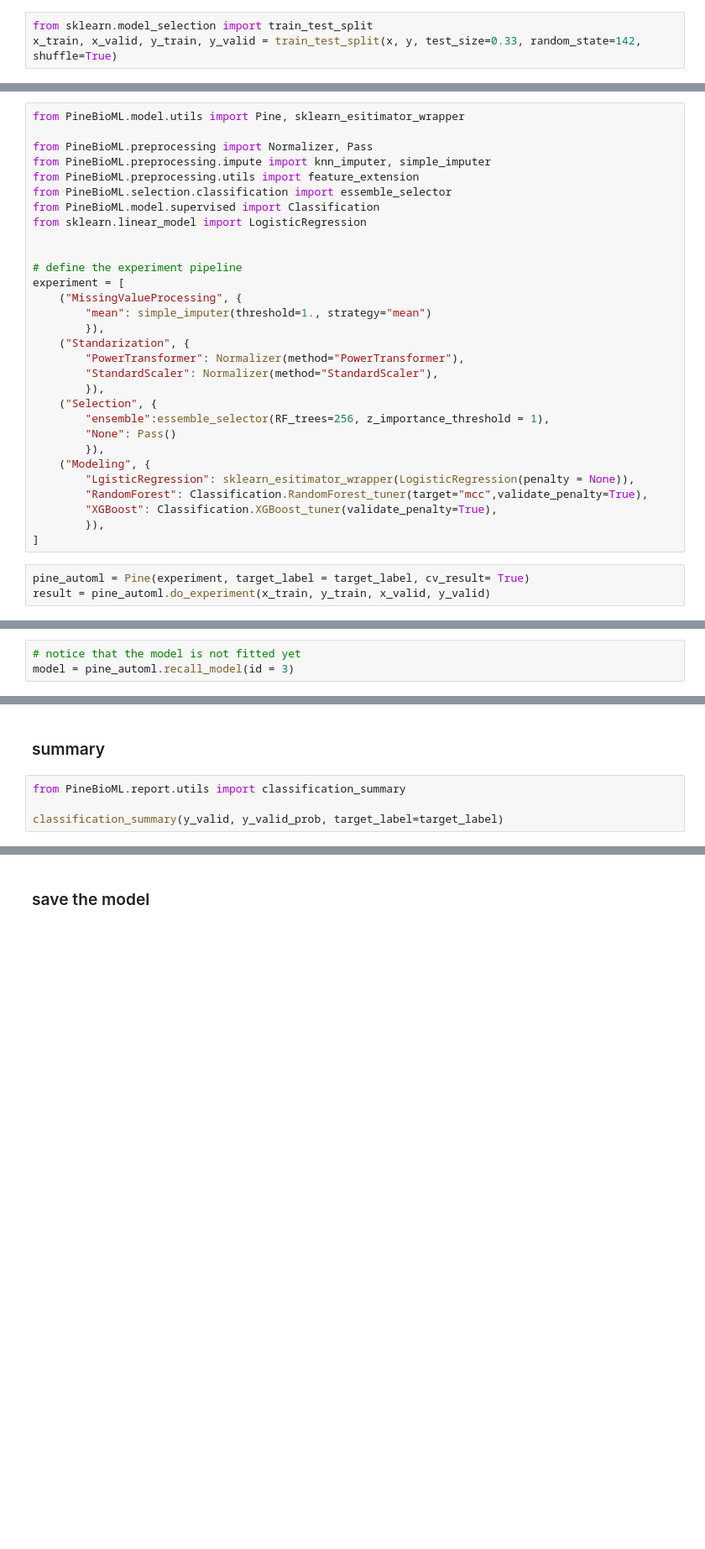
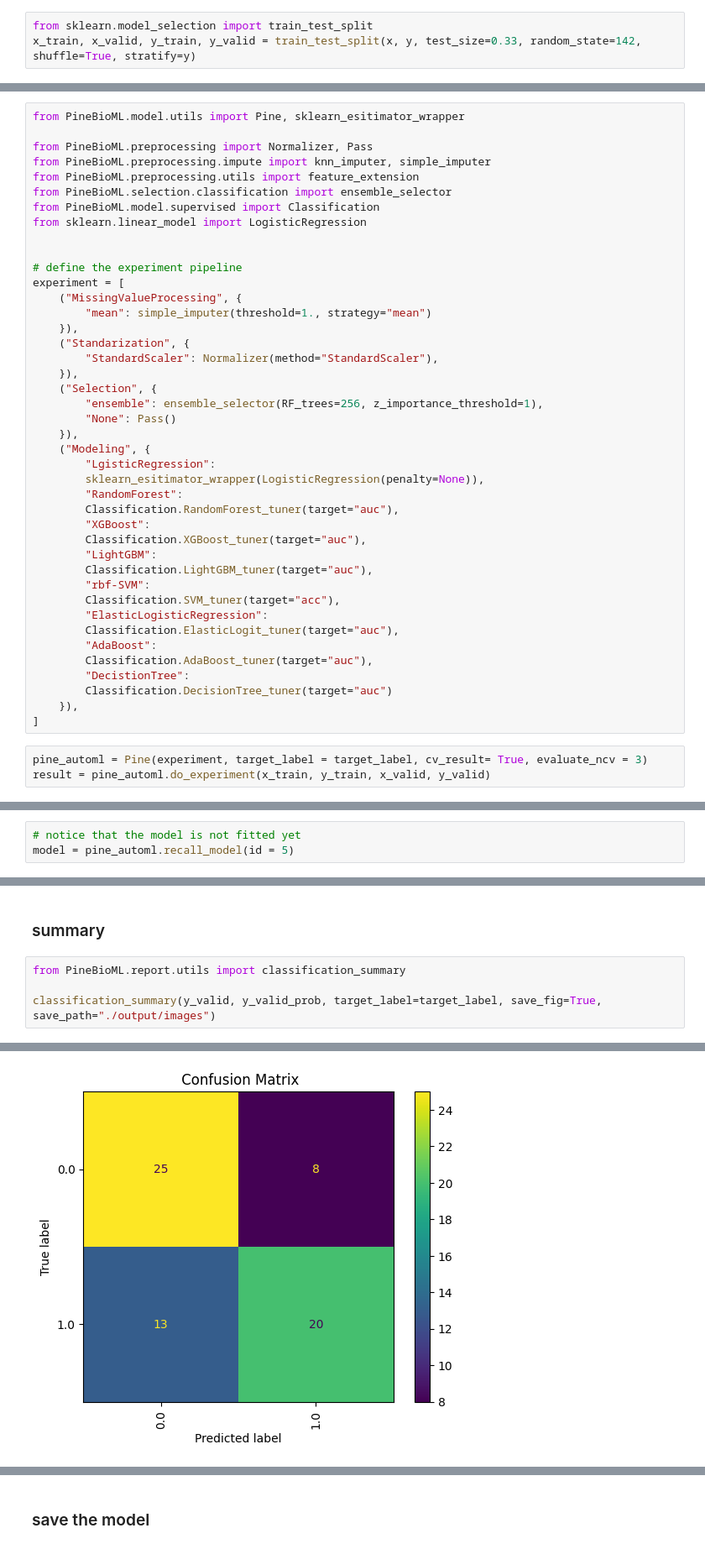
Before and after one commit to ICMOL/PineBioML, a Jupyter notebook: examples/example_Pine.ipynb, the cells around one changed output, grey strips where cells are left out. Shown at 84% size. Cells and saved outputs as stored; diff of their text form; blank space fills up the shorter version.

```diff
--- a/examples/example_Pine.ipynb
+++ b/examples/example_Pine.ipynb
@@ -26,7 +36,7 @@ target_label = 1.0
 # Train test split
 # %%
 from sklearn.model_selection import train_test_split
-x_train, x_valid, y_train, y_valid = train_test_split(x, y, test_size=0.33, random_state=142, shuffle=True)
+x_train, x_valid, y_train, y_valid = train_test_split(x, y, test_size=0.33, random_state=142, shuffle=True, stratify=y)
 # %% [markdown]
 # Experiment
 # %%
@@ -35,7 +45,7 @@ from PineBioML.model.utils import Pine, sklearn_esitimator_wrapper
 from PineBioML.preprocessing import Normalizer, Pass
 from PineBioML.preprocessing.impute import knn_imputer, simple_imputer
 from PineBioML.preprocessing.utils import feature_extension
-from PineBioML.selection.classification import essemble_selector
+from PineBioML.selection.classification import ensemble_selector
 from PineBioML.model.supervised import Classification
 from sklearn.linear_model import LogisticRegression
 
@@ -44,21 +54,33 @@ from sklearn.linear_model import LogisticRegression
 experiment = [
     ("MissingValueProcessing", {
         "mean": simple_imputer(threshold=1., strategy="mean")
-        }),
+    }),
     ("Standarization", {
-        "PowerTransformer": Normalizer(method="PowerTransformer"),
         "StandardScaler": Normalizer(method="StandardScaler"),
-        }),
+    }),
     ("Selection", {
-        "ensemble":essemble_selector(RF_trees=256, z_importance_threshold = 1),
+        "ensemble": ensemble_selector(RF_trees=256, z_importance_threshold=1),
         "None": Pass()
-        }),
+    }),
     ("Modeling", {
-        "LgisticRegression": sklearn_esitimator_wrapper(LogisticRegression(penalty = None)),
-        "RandomForest": Classification.RandomForest_tuner(target="mcc",validate_penalty=True),
-        "XGBoost": Classification.XGBoost_tuner(validate_penalty=True),
-        }),
+        "LgisticRegression":
+        sklearn_esitimator_wrapper(LogisticRegression(penalty=None)),
+        "RandomForest":
+        Classification.RandomForest_tuner(target="auc"),
+        "XGBoost":
+        Classification.XGBoost_tuner(target="auc"),
+        "LightGBM":
+        Classification.LightGBM_tuner(target="auc"),
+        "rbf-SVM":
+        Classification.SVM_tuner(target="acc"),
+        "ElasticLogisticRegression":
+        Classification.ElasticLogit_tuner(target="auc"),
+        "AdaBoost":
+        Classification.AdaBoost_tuner(target="auc"),
+        "DecistionTree":
+        Classification.DecisionTree_tuner(target="auc")
+    }),
 ]
 # %%
-pine_automl = Pine(experiment, target_label = target_label, cv_result= True)
+pine_automl = Pine(experiment, target_label = target_label, cv_result= True, evaluate_ncv = 3)
 result = pine_automl.do_experiment(x_train, y_train, x_valid, y_valid)
@@ -74,7 +169,7 @@ result.to_csv("./output/example_Pine_result.csv")
 # Pick a model and save it
 # %%
 # notice that the model is not fitted yet
-model = pine_automl.recall_model(id = 3)
+model = pine_automl.recall_model(id = 5)
 # %%
 # fit the model
 model.fit(x_train, y_train)
@@ -84,4 +198,5 @@ y_valid_prob = model.predict_proba(x_valid)
 # %%
 from PineBioML.report.utils import classification_summary
 
-classification_summary(y_valid, y_valid_prob, target_label=target_label)
+classification_summary(y_valid, y_valid_prob, target_label=target_label, save_fig=True, save_path="./output/images")
+# %% [output]
@@ -87,0 +212 @@ classification_summary(y_valid, y_valid_prob, target_label=target_label)
+[figure, added]
```
Also changed, not shown: parts of 8 cells of this notebook, 41 other files.
